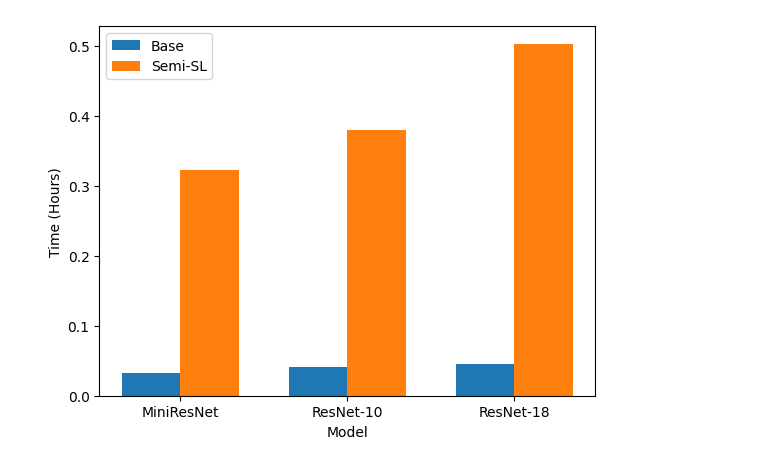
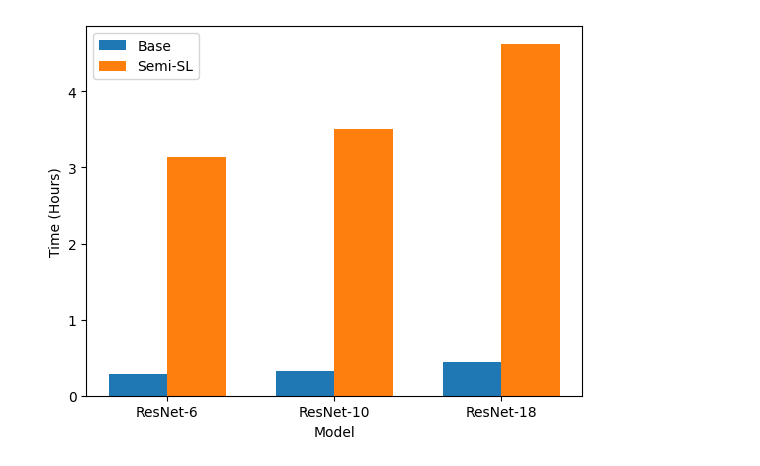
Before and after one commit to nhaH-luaP/general-reusability, a Jupyter notebook: notebooks/evaluate_dal.ipynb, the cells around one changed output. Drawn from its saved outputs; the diff is of its cells as text; code cells hidden in the pictures.

```diff
--- a/notebooks/evaluate_dal.ipynb
+++ b/notebooks/evaluate_dal.ipynb
@@ -168,28 +125,0 @@ for mn in model_names:
-# %%
-plt.figure(figsize=(5,5), tight_layout=True)
-q = 'random'
-for mn in model_names:
-    for us in use_SSL:
-        values = []
-        for _, res in results[mn][us][q].items():
-            values.append([h['test_stats']['acc1'] for h in res['results']])
-
-        if len(values) == 0:
-            print(mn, q)
-        else:
-            mean = np.mean(values, axis=0)
-            std = np.std(values, axis=0)
-
-            plt.plot(mean, label=M[mn]+('' if us == 'False' else '+SSL'))
-            plt.fill_between(
-                x=[j for j in range(len(mean))],
-                y1=mean+std,
-                y2=mean-std,
-                alpha=0.15,
-                edgecolor='#1B2ACC',
-                )
-            lgd = plt.legend(loc='lower right')
-            plt.xlim(0, len(mean)-1)
-            plt.xlabel('Cycle')
-            plt.ylabel("Test Accuracy (%)")
-plt.show()
@@ -198,30 +126,30 @@ plt.show()
 # %%
 # Plot bar plot of runtimes for each model
 
 ar = []
 q = 'random'
 for mn in model_names:
     a = []
     for us in use_SSL:
         values = []
-        for _, res in results[mn][us][q].items():
+        for _, res in results[mn][q][us]['False'].items():
             values.append([h['training_time'] for h in res['results']])
 
-        a.append(np.mean(values)/3600)
+        a.append(np.mean(np.sum(values, axis=1))/3600)
     ar.append(a)
 
 xx, yy = zip(*ar)
-group_labels = ['MiniResNet', 'ResNet-10', 'ResNet-18']
+group_labels = ['ResNet-6', 'ResNet-10', 'ResNet-18']
 x = np.arange(len(group_labels))
 width = 0.35
 
 fig = plt.figure()
 plt.bar(x - width/2, xx, width, label='Base')
 plt.bar(x + width/2, yy, width, label='Semi-SL')
 plt.xlabel('Model')
 plt.xticks(ticks=x, labels=group_labels)
 plt.ylabel('Time (Hours)')
 plt.legend()
 plt.show()
 # %% [output]
-[figure, old version]
+[figure, new version]
```
Also changed, not shown: parts of 6 cells of this notebook, 2 other files.
